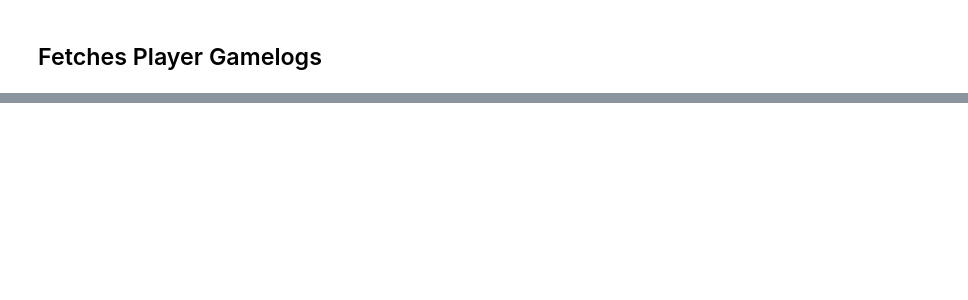
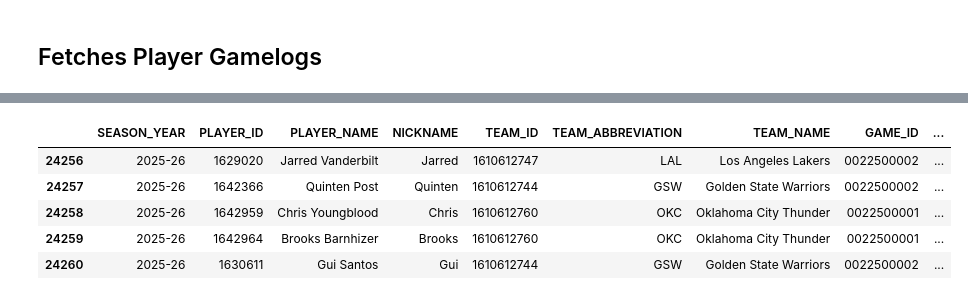
Before and after one commit to spon7ge/NBA-Prop-Predictor, a Jupyter notebook: notebooks/fetch_data.ipynb, the cells around one changed output, grey strips where cells are left out. Drawn from its saved outputs; the diff is of its cells as text; code cells hidden in the pictures; blank space fills up the shorter version.

```diff
--- a/notebooks/fetch_data.ipynb
+++ b/notebooks/fetch_data.ipynb
@@ -104,0 +79,17 @@ df.to_csv('S26.csv', index=False)
+# %%
+pos = pd.read_csv('player_positions.csv')
+df = df.merge(
+    pos,
+    left_on="PLAYER_NAME",
+    right_on="name",
+    how="left",
+).drop(columns=["name"])
+df.to_csv('S26.csv', index=False)
+df.tail()
+# %% [output]
+|  | SEASON_YEAR | PLAYER_ID | PLAYER_NAME | NICKNAME | TEAM_ID | TEAM_ABBREVIATION | TEAM_NAME | GAME_ID | ... |
+| 24256 | 2025-26 | 1629020 | Jarred Vanderbilt | Jarred | 1610612747 | LAL | Los Angeles Lakers | 0022500002 | ... |
+| 24257 | 2025-26 | 1642366 | Quinten Post | Quinten | 1610612744 | GSW | Golden State Warriors | 0022500002 | ... |
+| 24258 | 2025-26 | 1642959 | Chris Youngblood | Chris | 1610612760 | OKC | Oklahoma City Thunder | 0022500001 | ... |
+| 24259 | 2025-26 | 1642964 | Brooks Barnhizer | Brooks | 1610612760 | OKC | Oklahoma City Thunder | 0022500001 | ... |
+| 24260 | 2025-26 | 1630611 | Gui Santos | Gui | 1610612744 | GSW | Golden State Warriors | 0022500002 | ... |
```
Also changed, not shown: parts of 6 cells of this notebook, 45 other files.
